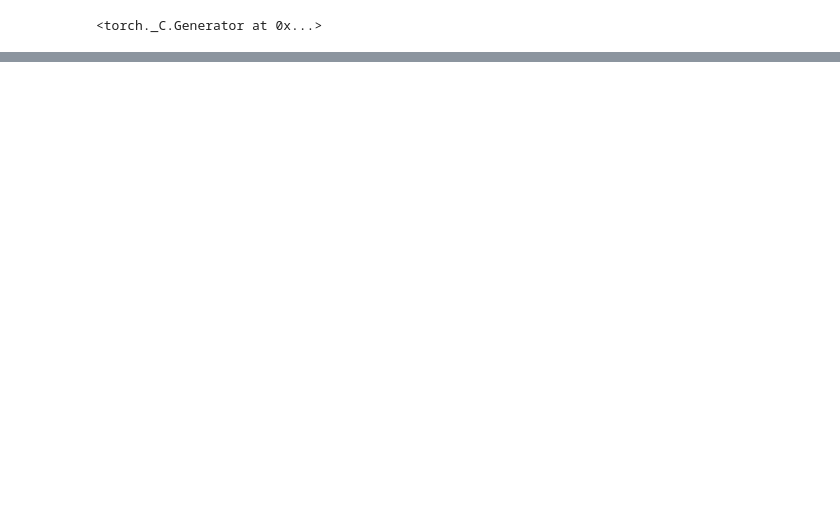
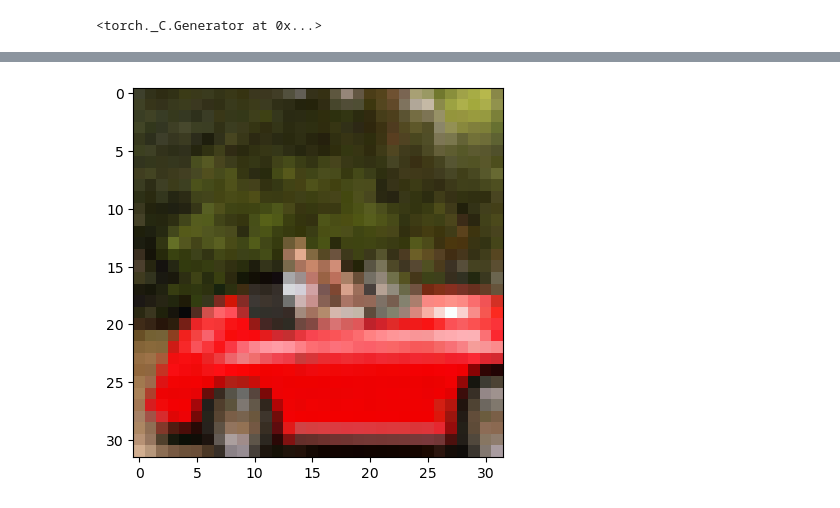
Before and after one commit to CrymariaLevin/pytorch_learning, a Jupyter notebook: self_realize/class_orient/dataset.ipynb, the cells around one changed output, grey strips where cells are left out. Drawn from its saved outputs; the diff is of its cells as text; code cells hidden in the pictures; blank space fills up the shorter version.

```diff
--- a/self_realize/class_orient/dataset.ipynb
+++ b/self_realize/class_orient/dataset.ipynb
@@ -18,0 +45,5 @@ URLError: <urlopen error [WinError 10060] A connection attempt failed because th
+# %%
+plt.imshow(img)
+plt.show()
+# %% [output]
+[figure, added]
```
Also changed, not shown: parts of 18 cells of this notebook, 1 other file.
